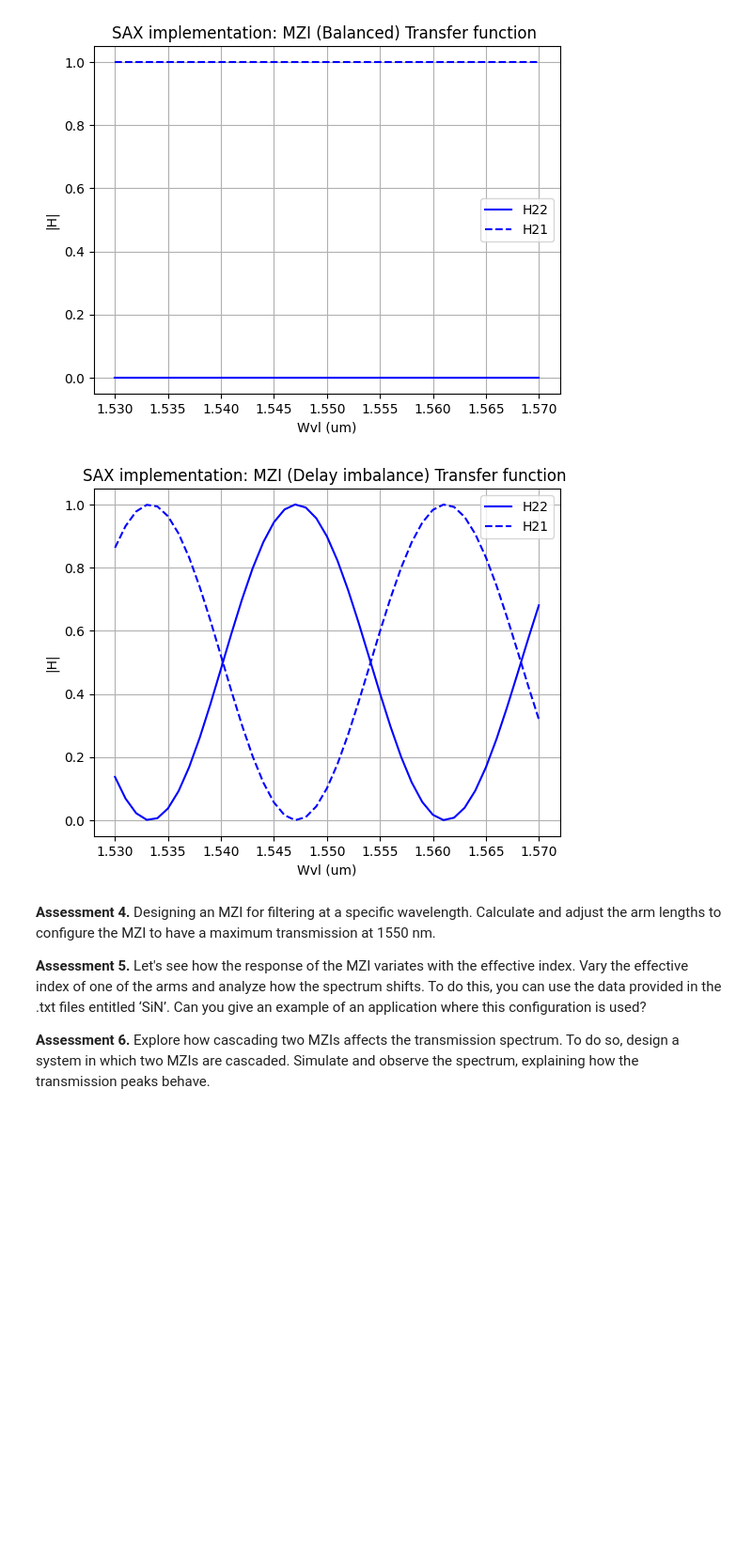
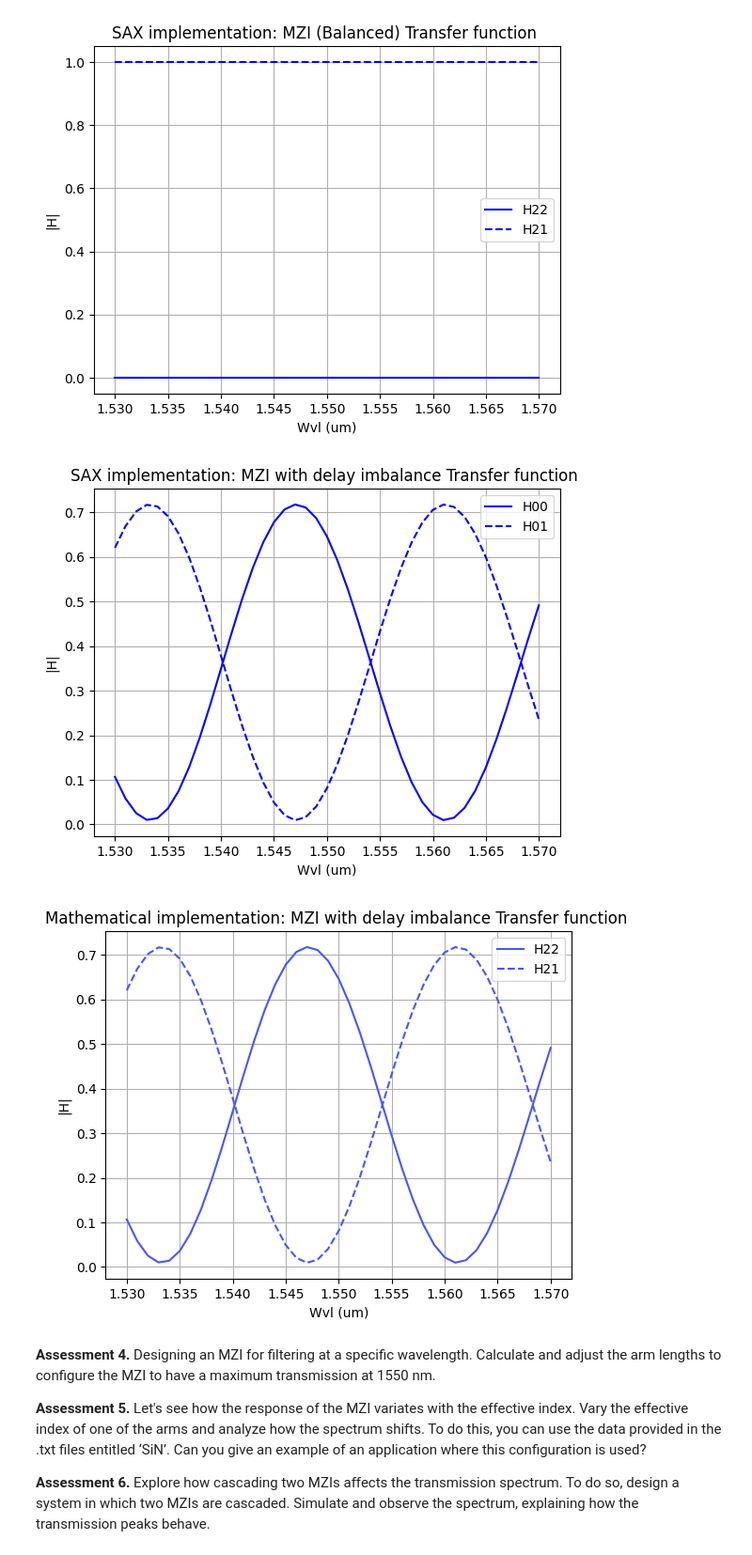
Before and after one commit to marcoscaranana/pic-upv-lab3, a Jupyter notebook: 30_INTERFEROMETERS_v2025_STUDENTS_UPDATE2.ipynb, the cells around one changed output. Shown at 94% size. Drawn from its saved outputs; the diff is of its cells as text; code cells hidden in the pictures; blank space fills up the shorter version.

```diff
--- a/30_INTERFEROMETERS_v2025_STUDENTS_UPDATE2.ipynb
+++ b/30_INTERFEROMETERS_v2025_STUDENTS_UPDATE2.ipynb
@@ -397,11 +559,11 @@ wvl = SOI[:, 0]
 neffu = SOI[:, 3] #balanced configuration // (neff TE mode)
 neffd = SOI[:, 3] #balanced configuration // (neff TE mode)
 
-alphau = 0.0 #losless case [dB/um]
-alphad = 0.0; #losless case [dB/um]
+alphau = 0.1 #losless case [dB/um]
+alphad = 0.1; #losless case [dB/um]
 
-alphau_np = (jnp.log(10.0)/10.0) * alphau   # neper/um
-alphad_np = (jnp.log(10.0)/10.0) * alphad   # neper/um
+alphau_np = (jnp.log(10.0)/20.0) * alphau   # neper/um
+alphad_np = (jnp.log(10.0)/20.0) * alphad   # neper/um
 
 # Path length
 Lu = 5 ; # um
@@ -417,40 +579,71 @@ Delta_phi_ud = betau*Lu - betad*Ld
 
 gamma_a = 0.0; #null excess loss
 gamma_b = 0.0; #null excess loss
 
 # Coupling constant
 K_a = np.full(wvl.shape, 0.5)
 K_b = np.full(wvl.shape, 0.5)
 
 mzi_test = mzi(wl=wvl,
             coup_a={"coupling":K_a},
             wvg_u={"wl":wvl, "neff":neffu, "length": Lu, "loss":alphau},
             wvg_d={"wl":wvl, "neff":neffd, "length": Ld, "loss":alphad},
             coup_b={"coupling":K_b},
             )
 
 h00 = mzi_test["in0", "out0"]
 h01 = mzi_test["in0", "out1"]
+h10 = mzi_test["in1", "out0"]
 h11 = mzi_test["in1", "out1"]
-h10 = mzi_test["in1", "out0"]
 
-H01 = np.abs(h10) ** 2
-H00 = np.abs(h11) ** 2
+H00 = np.abs(h00) ** 2
+H01 = np.abs(h01) ** 2
+H10 = np.abs(h10) ** 2
+H11 = np.abs(h11) ** 2
+
+
 
 # Plot
 plt.figure()
 #plt.plot(wvl, np.abs(h11)**2,"red",  linestyle="-", label=f"h11")
 #plt.plot(wvl, np.abs(h10)**2,"red", linestyle="--", label=f"h10")
-plt.plot(wvl, H22,"blue", linestyle='-', label='H22')
-plt.plot(wvl, H21,"blue",  linestyle='--', label='H21')
+plt.plot(wvl, H00,"blue", linestyle='-', label='H00')
+plt.plot(wvl, H01,"blue",  linestyle='--', label='H01')
 plt.xlabel('Wvl (um)')
 plt.ylabel('|H|')
-plt.title('SAX implementation: MZI (Delay imbalance) Transfer function ')
+plt.title('SAX implementation: MZI with delay imbalance Transfer function ')
 plt.grid(True)
 plt.legend()
 plt.show()
+
+##############################################
+
+# MZI transfer function (h22 & h21)
+
+#  h_22(wvl)
+h_22 = (np.sqrt((1 - gamma_a) * (1 - gamma_b)))*(np.exp(-1j * betad * Ld))*(( np.sqrt((1 - K_a) * (1 - K_b)) * np.exp(-1j * Delta_phi_ud))-(np.sqrt(K_a * K_b)))
+
+#  h_21(wvl)
+h_21 = (1j * np.sqrt((1 - gamma_a) * (1 - gamma_b)))*(np.exp(-1j * betad * Ld))*((np.sqrt(K_b * (1 - K_a)) * np.exp(-1j * Delta_phi_ud))+(np.sqrt(K_a * (1 - K_b))))
+
+H21 = np.abs(h_21) ** 2
+H22 = np.abs(h_22) ** 2
+
+# Plot
+color = cm.rainbow(np.linspace(0, 1, 10))
+
+plt.figure()
+plt.plot(wvl, H22, linestyle='-', color=color[1], label='H22')
+plt.plot(wvl, H21, linestyle='--', color=color[1], label='H21')
+plt.xlabel('Wvl (um)')
+plt.ylabel('|H|')
+plt.title('Mathematical implementation: MZI with delay imbalance Transfer function ')
+plt.legend()
+plt.grid(True)
+plt.show()
 # %% [output]
-[figure, old version]
+[figure, new version]
+[figure, added]
 # %% [markdown]
 
 **Assessment 4.** Designing an MZI for filtering at a specific wavelength. Calculate and adjust the arm lengths to configure the MZI to have a maximum transmission at 1550 nm.
```
Also changed, not shown: parts of 11 cells of this notebook.
